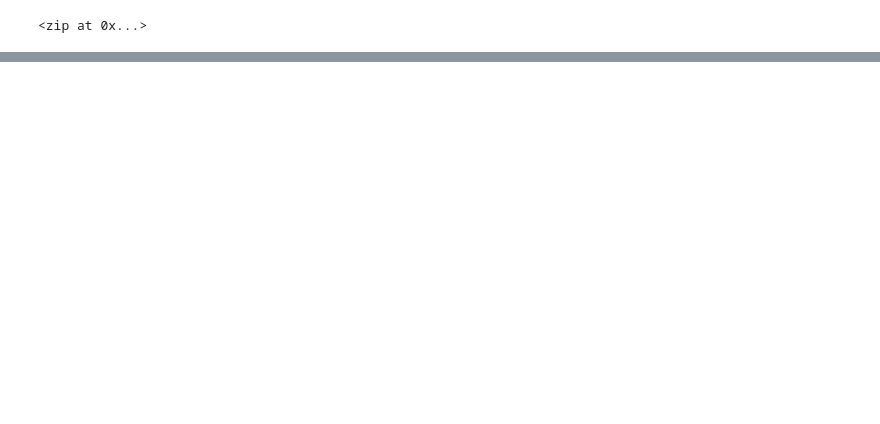
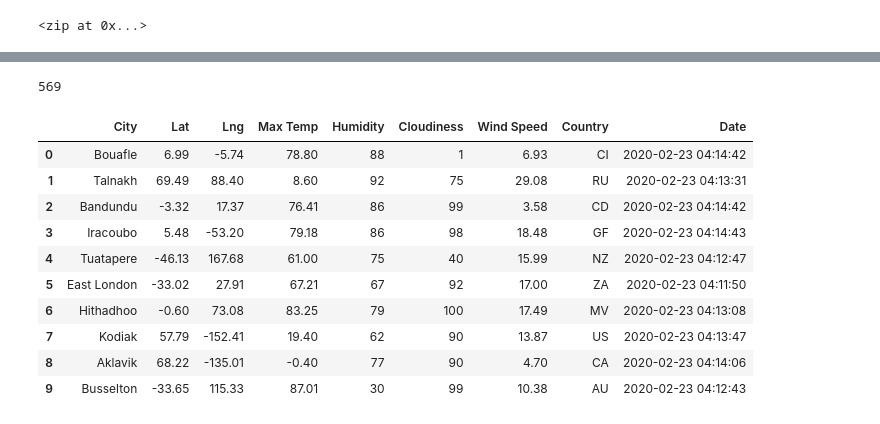
Before and after one commit to hhnguyenn/World_Weather_Analysis, a Jupyter notebook: WeatherPy.ipynb, the cells around one changed output, grey strips where cells are left out. Drawn from its saved outputs; the diff is of its cells as text; code cells hidden in the pictures; blank space fills up the shorter version.

```diff
--- a/WeatherPy.ipynb
+++ b/WeatherPy.ipynb
@@ -31,0 +32,12 @@ len(cities)
+# %%
+# Import the datetime module from the datetime library.
+from datetime import datetime
+
+#Import the requests library.
+import requests
+
+#Import the API key.
+from config import weather_api_key
+
+url = "http://api.openweathermap.org/data/2.5/weather?units=Imperial&APPID=" + weather_api_key
+print(url)
@@ -31,0 +46,10 @@ len(cities)
+# %%
+# Create an empty list to hold the weather data.
+city_data = []
+# Print the beginning of the logging.
+print("Beginning Data Retrieval     ")
+print("-----------------------------")
+
+# Create counters.
+record_count = 1
+set_count = 1
@@ -31,0 +59,10 @@ len(cities)
+# %%
+# Loop through all the cities in our list.
+for i in range(len(cities)):
+
+    # Group cities in sets of 50 for logging purposes.
+    if (i % 50 == 0 and i >= 50):
+        set_count += 1
+        record_count = 1
+    # Create endpoint URL with each city.
+    city_url = url + "&q=" + "i"
@@ -31,0 +136,20 @@ len(cities)
+# %%
+len(city_data)
+# %% [output]
+569
+# %%
+# Convert the array of dictionaries to a Pandas DataFrame.
+city_data_df = pd.DataFrame(city_data)
+city_data_df.head(10)
+# %% [output]
+|  | City | Lat | Lng | Max Temp | Humidity | Cloudiness | Wind Speed | Country | Date |
+| 0 | Bouafle | 6.99 | -5.74 | 78.80 | 88 | 1 | 6.93 | CI | 2020-02-23 04:14:42 |
+| 1 | Talnakh | 69.49 | 88.40 | 8.60 | 92 | 75 | 29.08 | RU | 2020-02-23 04:13:31 |
+| 2 | Bandundu | -3.32 | 17.37 | 76.41 | 86 | 99 | 3.58 | CD | 2020-02-23 04:14:42 |
+| 3 | Iracoubo | 5.48 | -53.20 | 79.18 | 86 | 98 | 18.48 | GF | 2020-02-23 04:14:43 |
+| 4 | Tuatapere | -46.13 | 167.68 | 61.00 | 75 | 40 | 15.99 | NZ | 2020-02-23 04:12:47 |
+| 5 | East London | -33.02 | 27.91 | 67.21 | 67 | 92 | 17.00 | ZA | 2020-02-23 04:11:50 |
+| 6 | Hithadhoo | -0.60 | 73.08 | 83.25 | 79 | 100 | 17.49 | MV | 2020-02-23 04:13:08 |
+| 7 | Kodiak | 57.79 | -152.41 | 19.40 | 62 | 90 | 13.87 | US | 2020-02-23 04:13:47 |
+| 8 | Aklavik | 68.22 | -135.01 | -0.40 | 77 | 90 | 4.70 | CA | 2020-02-23 04:14:06 |
+| 9 | Busselton | -33.65 | 115.33 | 87.01 | 30 | 99 | 10.38 | AU | 2020-02-23 04:12:43 |
```
Also changed, not shown: parts of 6 cells of this notebook, 3 other files.
